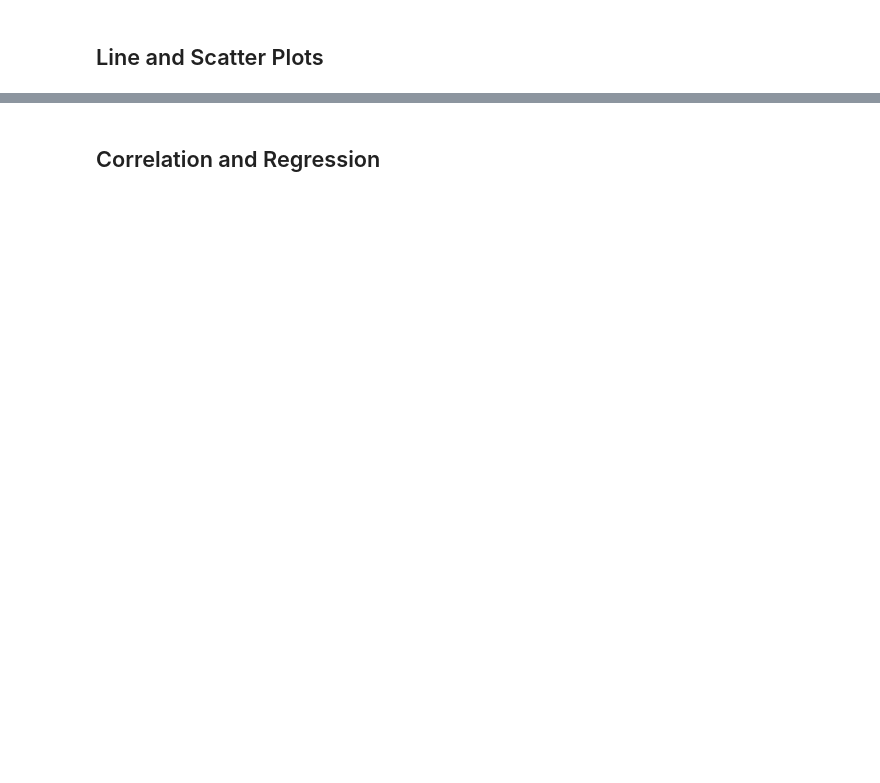
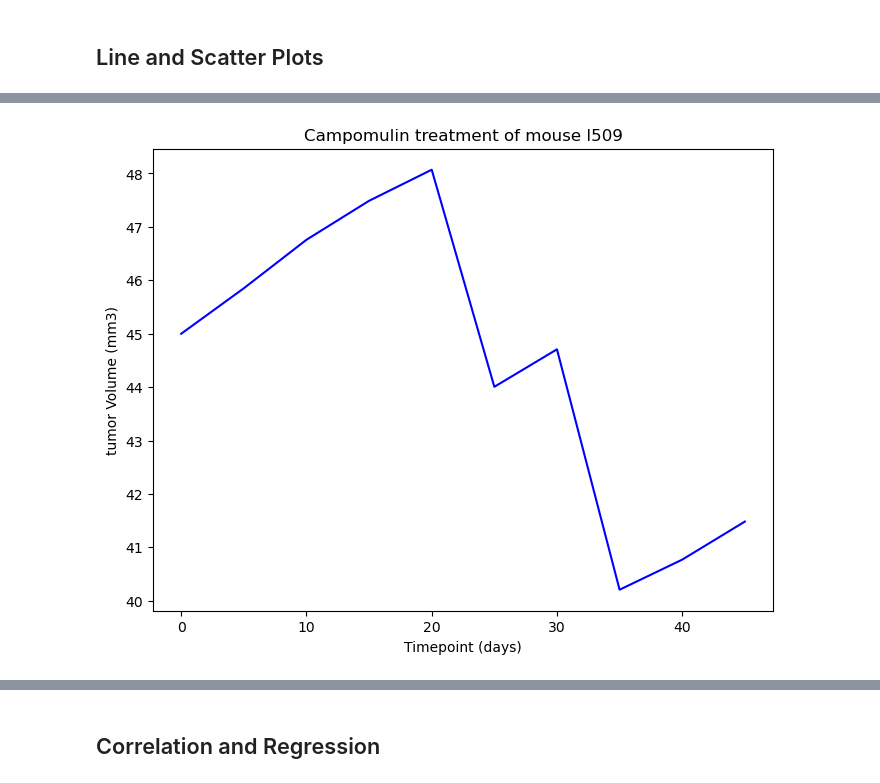
Before and after one commit to mattguy22/Matplotlib_challenge, a Jupyter notebook: Pymaceuticals/pymaceuticals_starter.ipynb, the cells around one changed output, grey strips where cells are left out. Drawn from its saved outputs; the diff is of its cells as text; code cells hidden in the pictures; blank space fills up the shorter version.

```diff
--- a/Pymaceuticals/pymaceuticals_starter.ipynb
+++ b/Pymaceuticals/pymaceuticals_starter.ipynb
@@ -275,0 +340,32 @@ Ceftamin's potential outliers: Series([], Name: Tumor Volume (mm3), dtype: float
+# %%
+## Below commented out is code that I developed if the mouse ID was not provided in the line graph image, and one needed to be selected
+
+# # Filters the dataset to include only Capomulin-treated mice
+# capomulin_data = clean_df.loc[clean_df["Drug Regimen"] == "Capomulin"]
+
+# # Select the specific mouse ID randomly and first o the list
+# capomulin_mouse = capomulin_data["Mouse ID"].unique()[0]  # Choose the first mouse from the list of unique IDs
+
+# # Show which mouse ID was selected, for part 2 of the code
+# print(f"Selected Mouse ID: {capomulin_mouse}")
+
+
+# Generate a line plot of tumor volume vs. time point for a single mouse treated with Capomulin
+# Selects a single mouse treated with Capomulin (based on the ID shown in the graph image)
+capomulin_mouse = "l509"
+
+#Filters the data for that selected mouse
+mouse_data = clean_df.loc[clean_df["Mouse ID"] == capomulin_mouse]
+
+#Generates the line plot
+plt.figure(figsize=(8, 6))
+plt.plot(mouse_data["Timepoint"], mouse_data["Tumor Volume (mm3)"], color='blue', label=f"Mouse {capomulin_mouse}")
+
+#Format to add titles and labels
+plt.title("Campomulin treatment of mouse l509")
+plt.xlabel("Timepoint (days)")
+plt.ylabel("tumor Volume (mm3)")
+
+plt.show()
+# %% [output]
+[figure, added]
```
Also changed, not shown: parts of 19 cells of this notebook, 1 other file.
